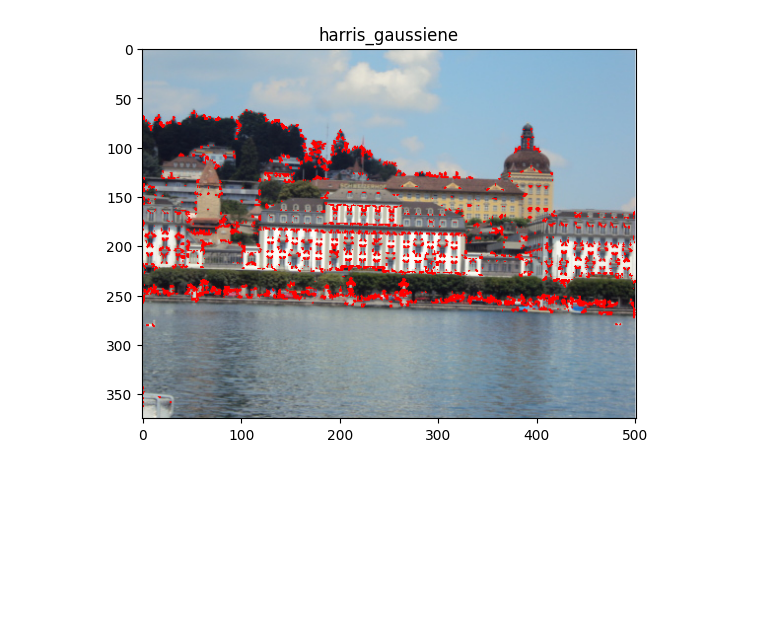
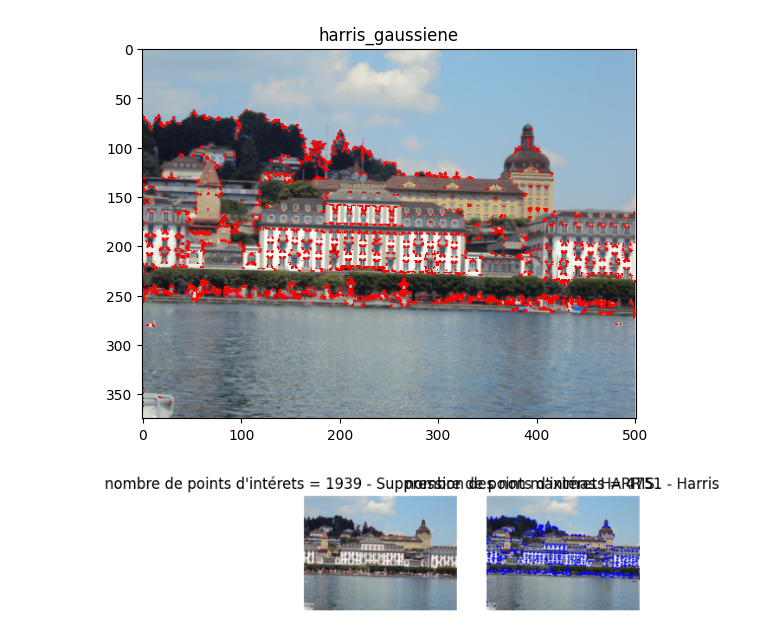
Before and after one commit to anesnabti/Point_d_interets, a Jupyter notebook: Executable/NABTI_SAKR.ipynb, the cells around one changed output. Cells and saved outputs as stored; diff of their text form; code cells hidden in the pictures; blank space fills up the shorter version.

```diff
--- a/Executable/NABTI_SAKR.ipynb
+++ b/Executable/NABTI_SAKR.ipynb
@@ -28,3 +24,7 @@ image_harris_gauss, C2 = PI.harris_detector('Gaussiène')
 PI.plot_image(image_harris_gauss, 'harris_gaussiene')
 # %% [output]
 [figure]
+# %%
+PI.plot_harris_suppression_non_maximas ()
+# %% [output]
+[figure, added]
```
Also changed, not shown: parts of 5 cells of this notebook.
